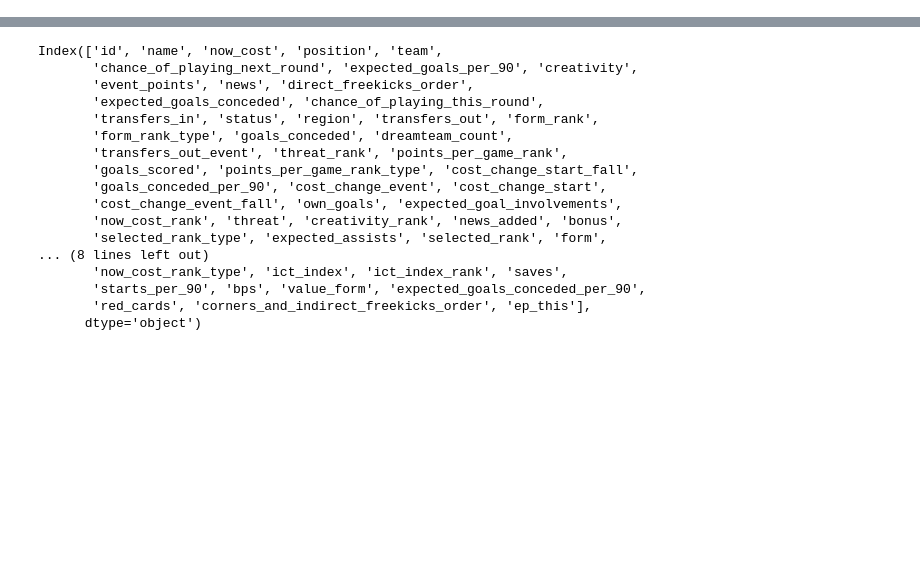
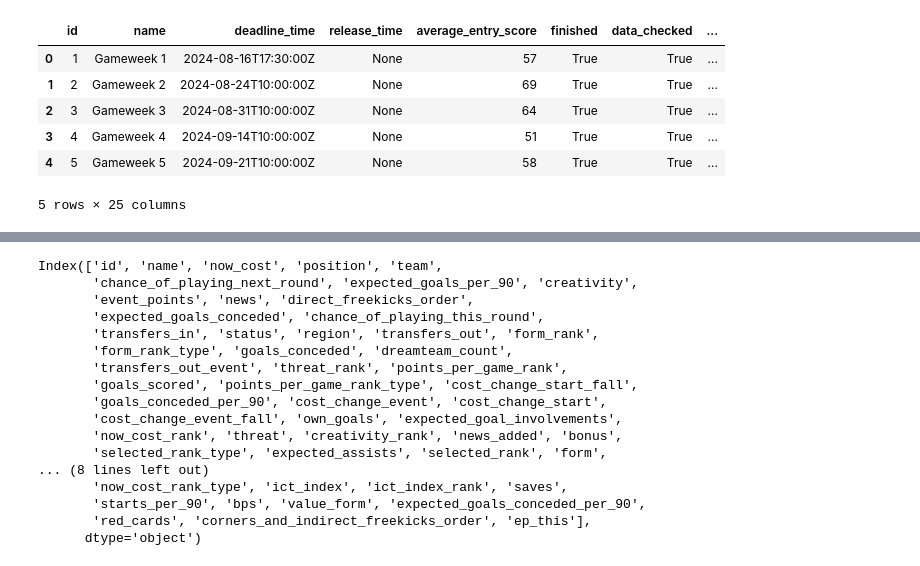
Before and after one commit to nmannheimer/data511, a Jupyter notebook: Fantasy League.ipynb, the cells around one changed output, grey strips where cells are left out. Drawn from its saved outputs; the diff is of its cells as text; code cells hidden in the pictures; blank space fills up the shorter version.

```diff
--- a/Fantasy League.ipynb
+++ b/Fantasy League.ipynb
@@ -35,0 +115,12 @@ df
+# %%
+df_events = pd.DataFrame(data["events"])
+#df_events.head()
+df_events.columns
+# %% [output]
+|  | id | name | deadline_time | release_time | average_entry_score | finished | data_checked | ... |
+| 0 | 1 | Gameweek 1 | 2024-08-16T17:30:00Z | None | 57 | True | True | ... |
+| 1 | 2 | Gameweek 2 | 2024-08-24T10:00:00Z | None | 69 | True | True | ... |
+| 2 | 3 | Gameweek 3 | 2024-08-31T10:00:00Z | None | 64 | True | True | ... |
+| 3 | 4 | Gameweek 4 | 2024-09-14T10:00:00Z | None | 51 | True | True | ... |
+| 4 | 5 | Gameweek 5 | 2024-09-21T10:00:00Z | None | 58 | True | True | ... |
+5 rows × 25 columns
```
Also changed, not shown: parts of 6 cells of this notebook, 3 other files.
